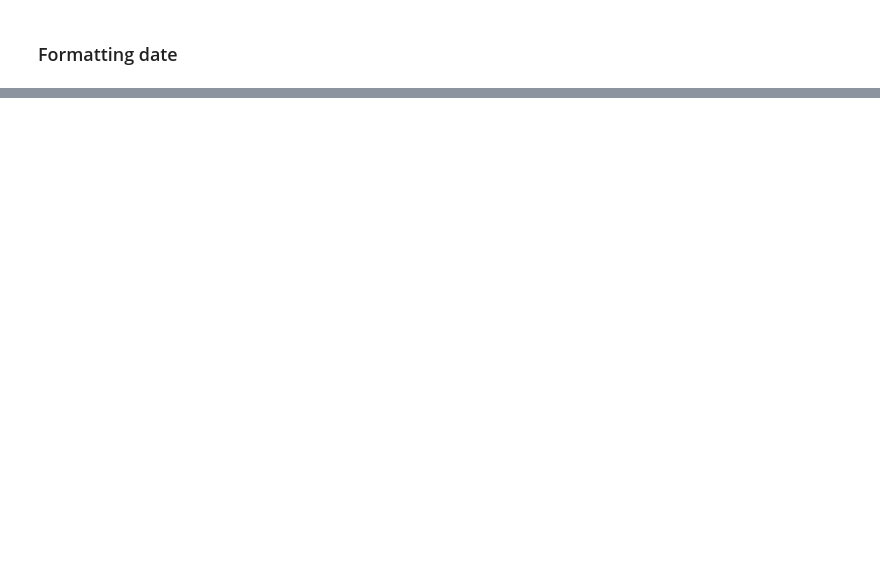
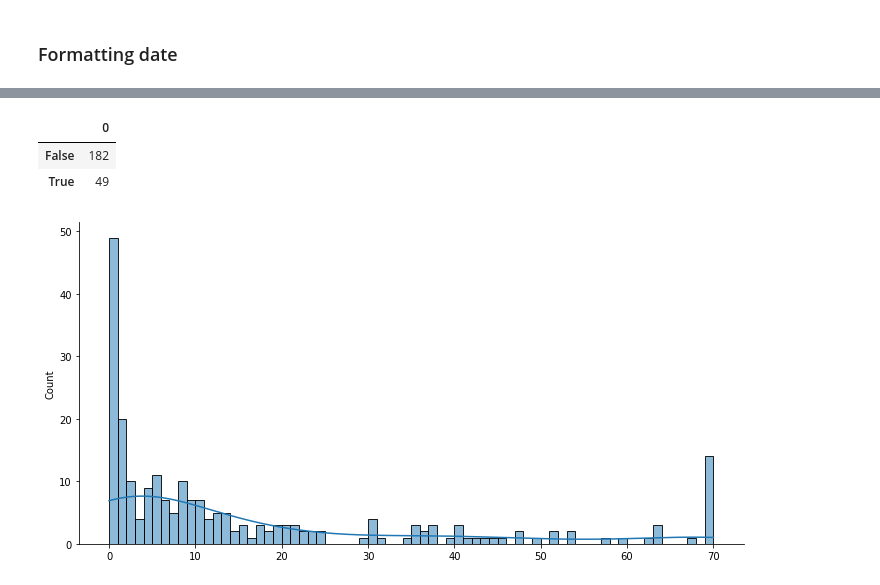
Before and after one commit to crarojasca/MDFI_misinformation, a Jupyter notebook: scrapping.ipynb, the cells around one changed output, grey strips where cells are left out. Cells and saved outputs as stored; diff of their text form; code cells hidden in the pictures; blank space fills up the shorter version.

Commit message:
Google scrapping DONE

```diff
--- a/scrapping.ipynb
+++ b/scrapping.ipynb
@@ -329,0 +380,11 @@ Successfully installed jupyter-contrib-core-0.4.0 jupyter-highlight-selected-wor
+# %%
+counts = pd.read_csv("scrapping_counts.csv").fillna(0)
+(counts.sum(axis=1) == 0).value_counts().to_frame()
+# %% [output]
+|  | 0 |
+| False | 182 |
+| True | 49 |
+# %%
+p = sns.displot(counts.sum(axis=1), bins=int(counts.sum(axis=1).max().max()), aspect=2, kde=True)
+# %% [output]
+[figure, added]
```
Also changed, not shown: parts of 41 cells of this notebook, 2 other files.
